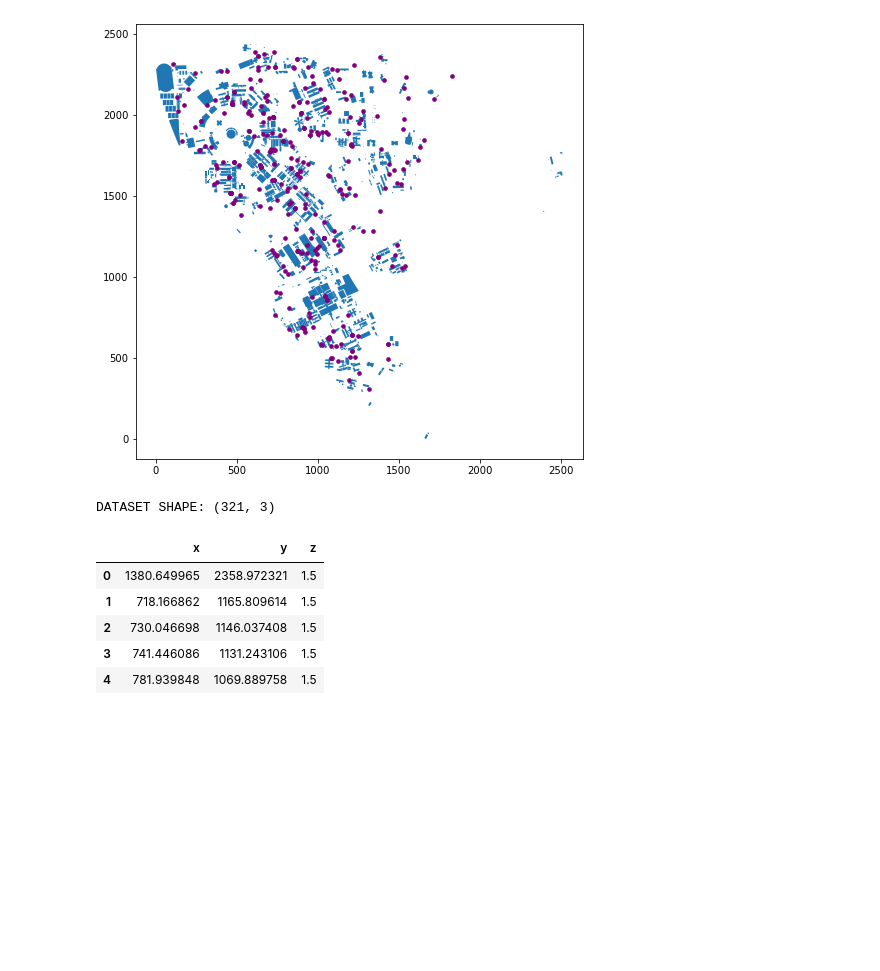
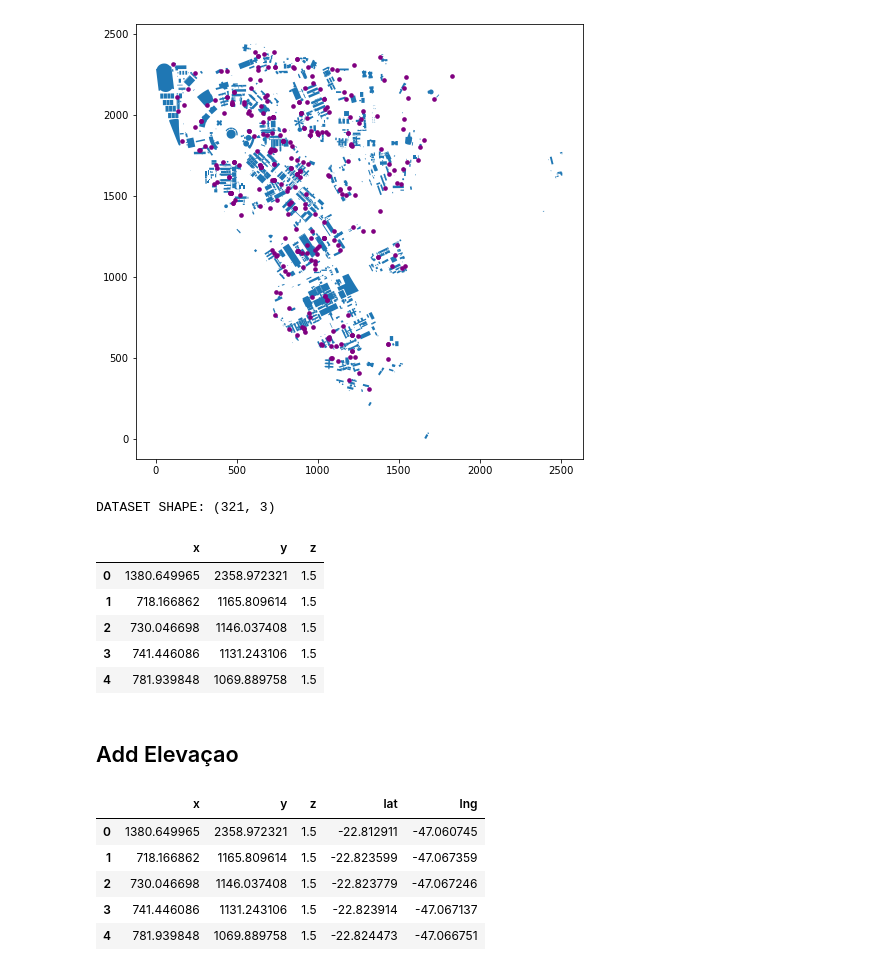
Before and after one commit to wasp-lahis/ns3-bmap, a Jupyter notebook: NS3/lorawan-experiments/smart-campus-applications/analyse_results/create-dataset-inputs-to-ns3.ipynb, the cells around one changed output. Cells and saved outputs as stored; diff of their text form; code cells hidden in the pictures; blank space fills up the shorter version.

```diff
--- a/NS3/lorawan-experiments/smart-campus-applications/analyse_results/create-dataset-inputs-to-ns3.ipynb
+++ b/NS3/lorawan-experiments/smart-campus-applications/analyse_results/create-dataset-inputs-to-ns3.ipynb
@@ -1051,6 +1160,7 @@ create_csv(output_filename, colunms_names)
 add_csv_rows(nodes_pos, colunms_names, output_filename)
 # %%
 # Visualizando dataset criado
+output_filename = 'medidores_inteligentes_dataset.csv'
 node_pos_df = pd.read_csv(output_filename)
 print("DATASET SHAPE:", node_pos_df.shape)
 node_pos_df.head()
@@ -1062,3 +1172,5 @@ DATASET SHAPE: (321, 3)
 | 2 | 730.046698 | 1146.037408 | 1.5 |
 | 3 | 741.446086 | 1131.243106 | 1.5 |
 | 4 | 781.939848 | 1069.889758 | 1.5 |
+# %% [markdown]
+## Add Elevaçao
@@ -1064,0 +1190,9 @@ DATASET SHAPE: (321, 3)
+# %%
+node_pos_df.head()
+# %% [output]
+|  | x | y | z | lat | lng |
+| 0 | 1380.649965 | 2358.972321 | 1.5 | -22.812911 | -47.060745 |
+| 1 | 718.166862 | 1165.809614 | 1.5 | -22.823599 | -47.067359 |
+| 2 | 730.046698 | 1146.037408 | 1.5 | -22.823779 | -47.067246 |
+| 3 | 741.446086 | 1131.243106 | 1.5 | -22.823914 | -47.067137 |
+| 4 | 781.939848 | 1069.889758 | 1.5 | -22.824473 | -47.066751 |
```
Also changed, not shown: parts of 19 cells of this notebook, 12 other files.
